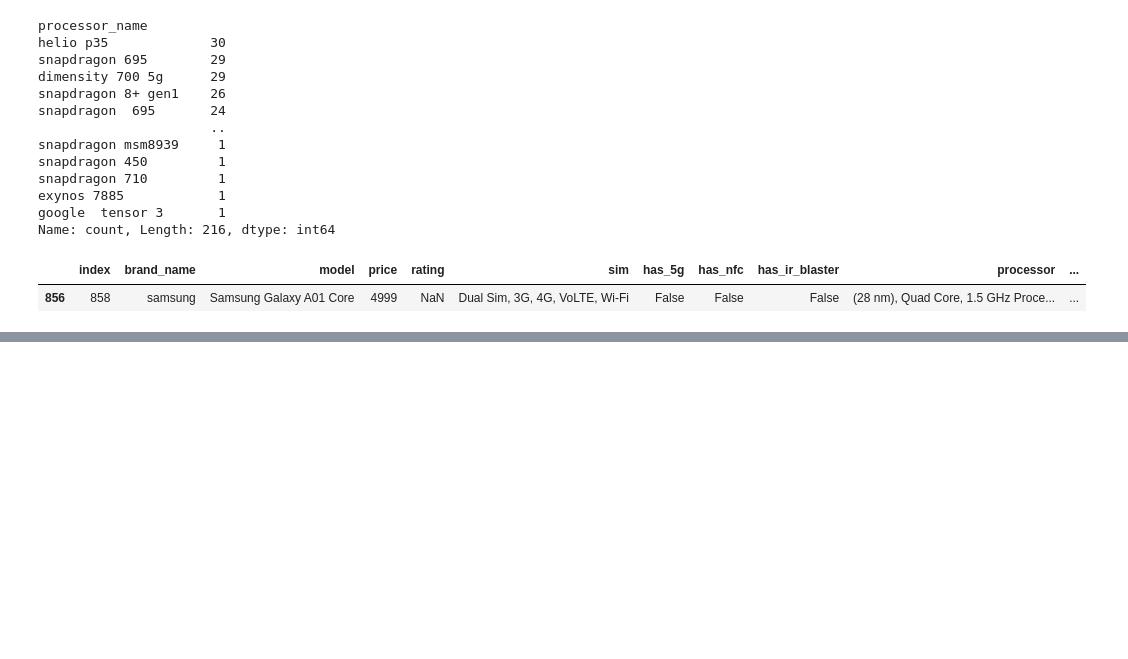
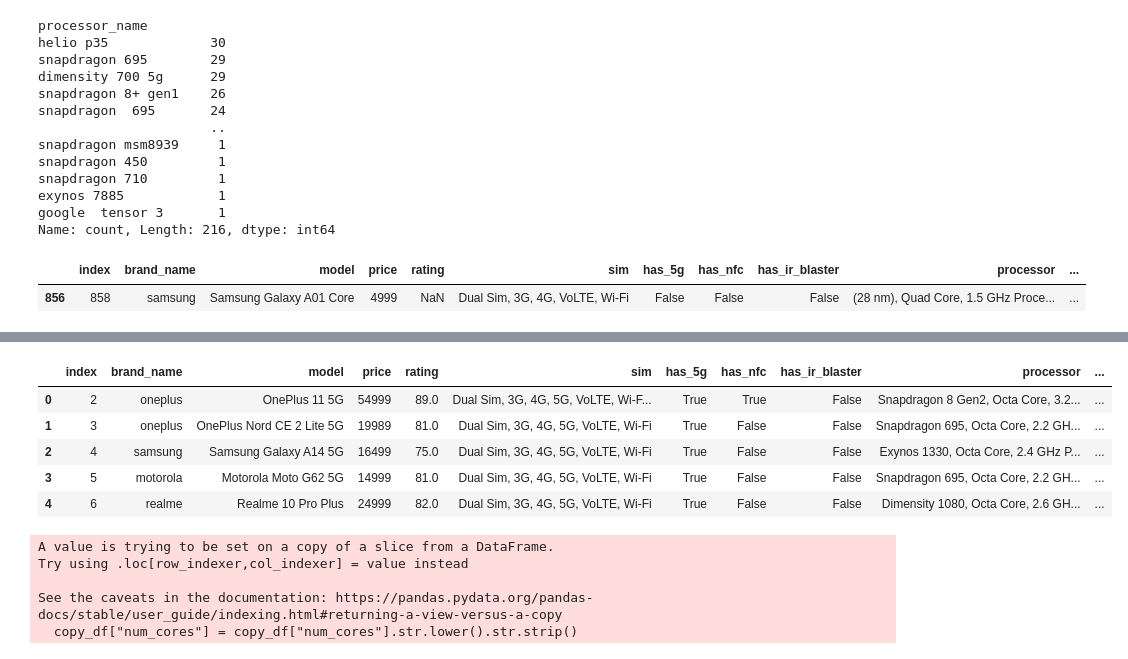
Before and after one commit to MohitMahi1/Smart-Phone-EDA-Analysis, a Jupyter notebook: SmartPhoneCleanData.ipynb, the cells around one changed output, grey strips where cells are left out. Drawn from its saved outputs; the diff is of its cells as text; code cells hidden in the pictures; blank space fills up the shorter version.

```diff
--- a/SmartPhoneCleanData.ipynb
+++ b/SmartPhoneCleanData.ipynb
@@ -819,0 +828,21 @@ copy_df
+# %%
+# Insrearting in the dataframe
+copy_df.insert(11, "processor_brand", processor_brand)
+# %%
+copy_df.head()
+# %% [output]
+|  | index | brand_name | model | price | rating | sim | has_5g | has_nfc | has_ir_blaster | processor | ... |
+| 0 | 2 | oneplus | OnePlus 11 5G | 54999 | 89.0 | Dual Sim, 3G, 4G, 5G, VoLTE, Wi-F... | True | True | False | Snapdragon 8 Gen2, Octa Core, 3.2... | ... |
+| 1 | 3 | oneplus | OnePlus Nord CE 2 Lite 5G | 19989 | 81.0 | Dual Sim, 3G, 4G, 5G, VoLTE, Wi-Fi | True | False | False | Snapdragon 695, Octa Core, 2.2 GH... | ... |
+| 2 | 4 | samsung | Samsung Galaxy A14 5G | 16499 | 75.0 | Dual Sim, 3G, 4G, 5G, VoLTE, Wi-Fi | True | False | False | Exynos 1330, Octa Core, 2.4 GHz P... | ... |
+| 3 | 5 | motorola | Motorola Moto G62 5G | 14999 | 81.0 | Dual Sim, 3G, 4G, 5G, VoLTE, Wi-Fi | True | False | False | Snapdragon 695, Octa Core, 2.2 GH... | ... |
+| 4 | 6 | realme | Realme 10 Pro Plus | 24999 | 82.0 | Dual Sim, 3G, 4G, 5G, VoLTE, Wi-Fi | True | False | False | Dimensity 1080, Octa Core, 2.6 GH... | ... |
+# %%
+# Let's see the num_cores column
+copy_df["num_cores"] = copy_df["num_cores"].str.lower().str.strip()
+# %% [output]
+A value is trying to be set on a copy of a slice from a DataFrame.
+Try using .loc[row_indexer,col_indexer] = value instead
+
+See the caveats in the documentation: https://pandas.pydata.org/pandas-docs/stable/user_guide/indexing.html#returning-a-view-versus-a-copy
+  copy_df["num_cores"] = copy_df["num_cores"].str.lower().str.strip()
```
Also changed, not shown: parts of 37 cells of this notebook.
